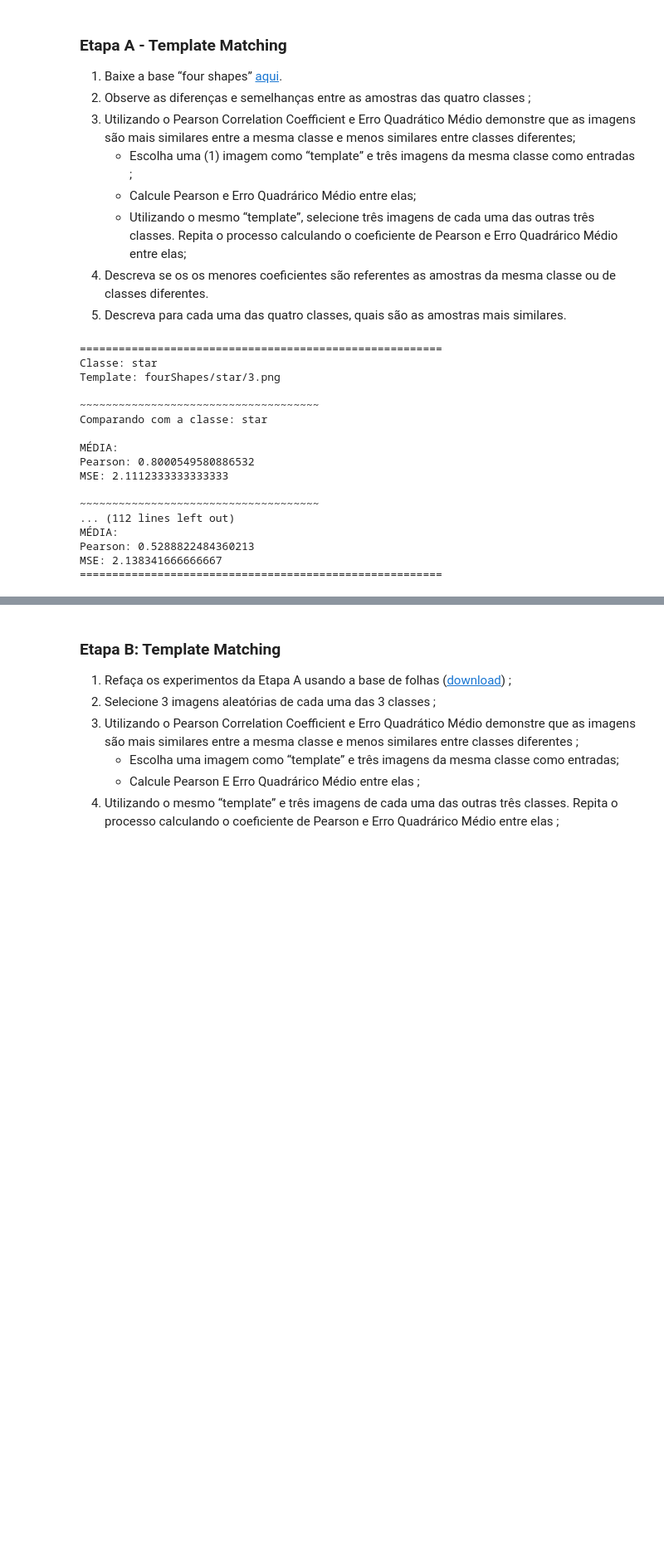
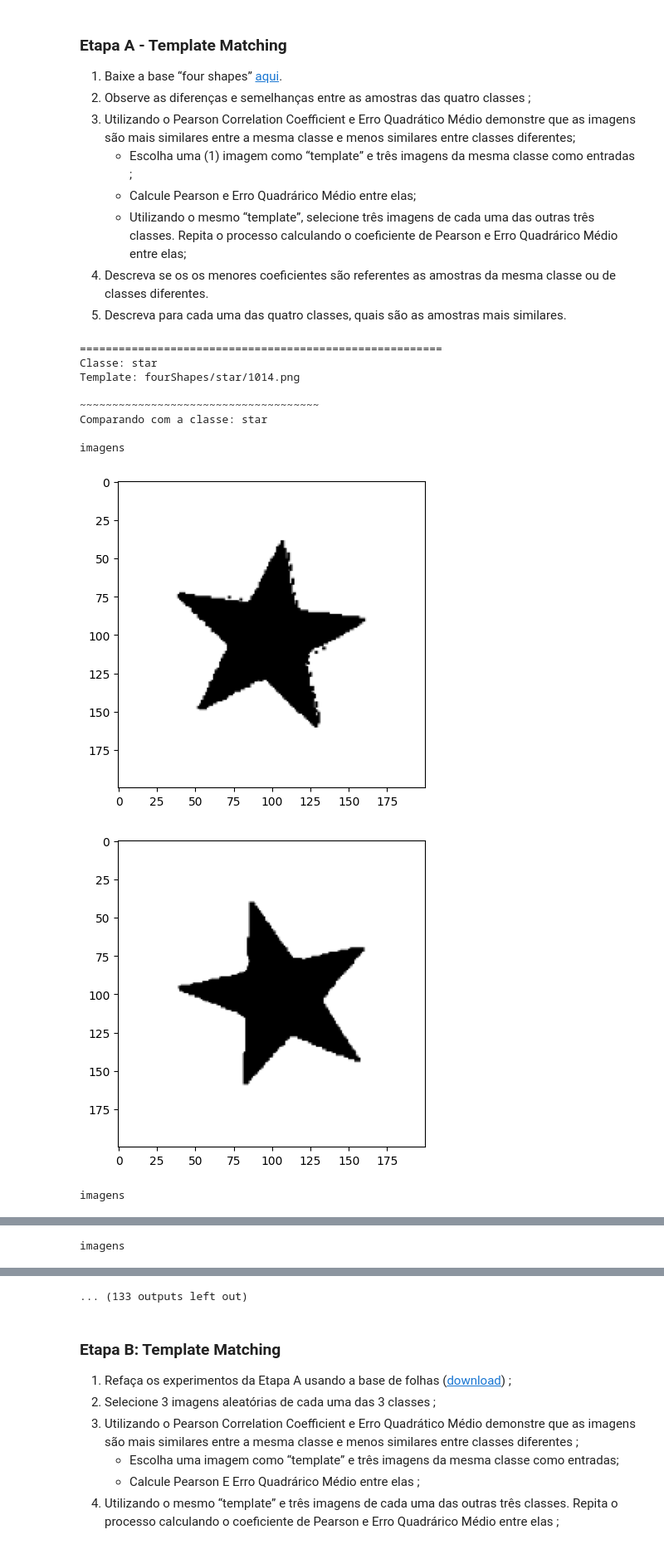
Before and after one commit to geazzy/inteligencia-computacional, a Jupyter notebook: template-matching/Inteligência_Computacional_Atividade_01.ipynb, the cells around one changed output, grey strips where cells are left out. Shown at 83% size. Drawn from its saved outputs; the diff is of its cells as text; code cells hidden in the pictures; blank space fills up the shorter version.

```diff
--- a/template-matching/Inteligência_Computacional_Atividade_01.ipynb
+++ b/template-matching/Inteligência_Computacional_Atividade_01.ipynb
@@ -21,7 +21,7 @@ cmp = CompareClass()
 4.   Descreva se os os menores coeficientes são referentes as amostras da mesma classe ou de classes diferentes.
 5.   Descreva para cada uma das quatro classes, quais são as amostras mais similares.
 # %%
-def test_template_matching(folder):
+def test_template_matching(folder, resize=(200, 200), border_color=(0, 0, 0)):
     formas = u.get_files(folder)
     conjunto_formas = u.get_random_images(formas)
 
@@ -38,33 +38,27 @@ def test_template_matching(folder):
             psn, mse = [], []
 
             for f in conjunto_formas[key][1]:
-                psn.append(cmp.pearson_correlation(conjunto_formas[classe][0], f))
-                mse.append(cmp.mse(conjunto_formas[classe][0], f))
+                psn.append(cmp.pearson_correlation(conjunto_formas[classe][0], f, resize, border_color))
+                mse.append(cmp.mse(conjunto_formas[classe][0], f, resize, border_color))
                 # print("Imagem:", f)
                 # print("Pearson:", psn[-1])
                 # print("MSE:", mse[-1])
                 # print("")
 
-            print("MÉDIA:")
+            print("Resultado:")
             print(f"Pearson: {mean(psn)}\nMSE: {mean(mse)}")
         print("========================================================")
-# %%
-test_template_matching("fourShapes/")
-# %% [output]
-========================================================
-Classe: star
-Template: fourShapes/star/3.png
-
-~~~~~~~~~~~~~~~~~~~~~~~~~~~~~~~~~~~~~
-Comparando com a classe: star
-
-MÉDIA:
-Pearson: 0.8000549580886532
-MSE: 2.1112333333333333
-
-~~~~~~~~~~~~~~~~~~~~~~~~~~~~~~~~~~~~~
-... (112 lines left out)
-MÉDIA:
-Pearson: 0.5288822484360213
-MSE: 2.138341666666667
-========================================================
+# %%
+test_template_matching("fourShapes/", resize=(200, 200), border_color=(0, 0, 0))
+# %% [output]
+========================================================
+Classe: star
+Template: fourShapes/star/1014.png
+
+~~~~~~~~~~~~~~~~~~~~~~~~~~~~~~~~~~~~~
+Comparando com a classe: star
+
+imagens
+[figure, added]
+[figure, added]
+imagens
@@ -70,0 +67 @@ MSE: 2.138341666666667
+imagens
@@ -71,3 +80,4 @@ MSE: 2.138341666666667
+... (133 outputs left out)
 # %% [markdown]
 ### Etapa B: Template Matching
 
```
Also changed, not shown: parts of 5 cells of this notebook, 3 other files.
